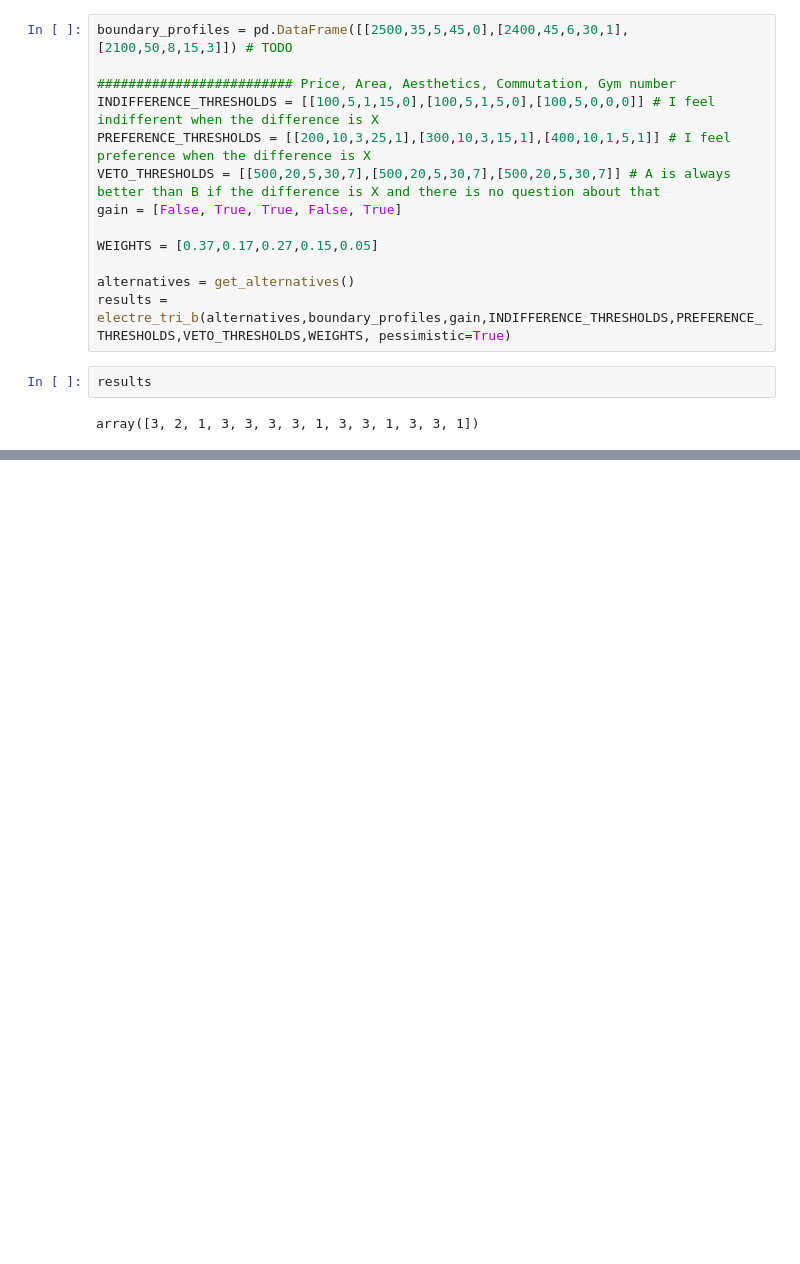
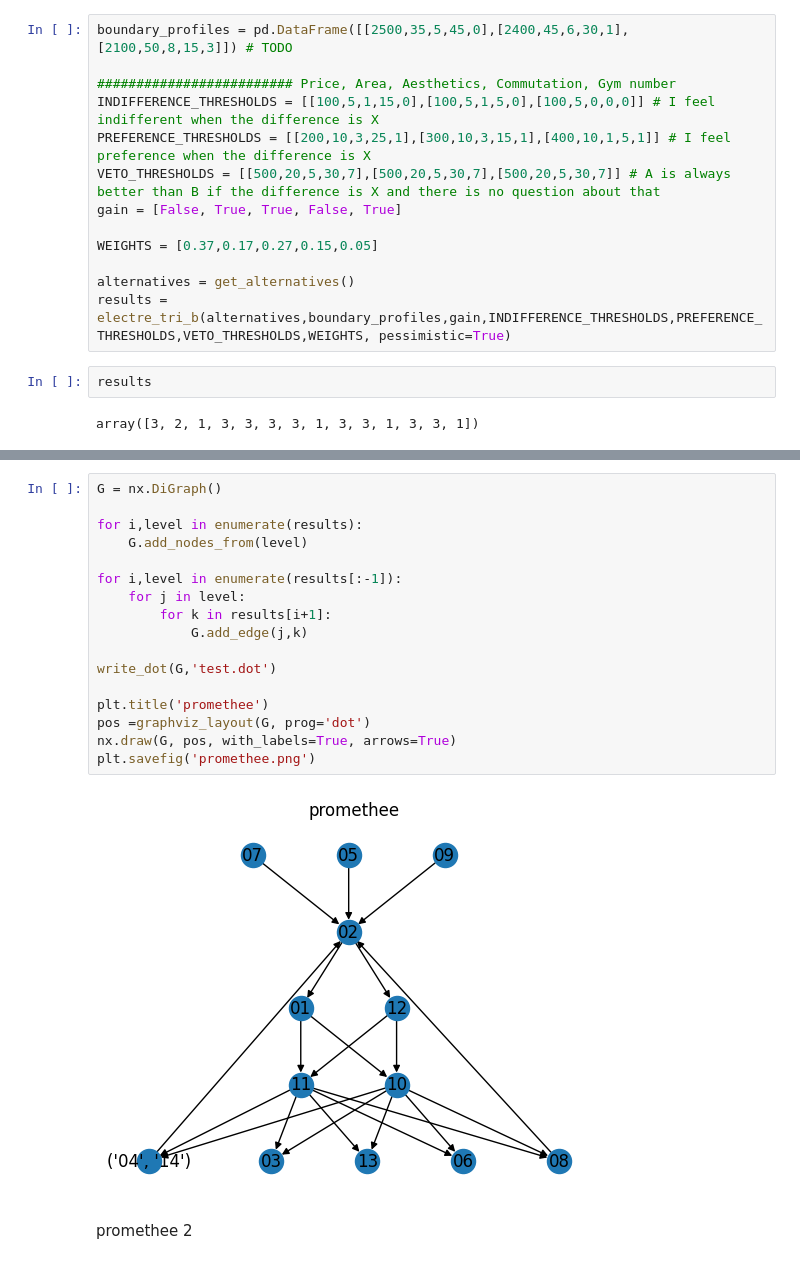
Before and after one commit to krystianMoras/decision_analysis_projects, a Jupyter notebook: notebook.ipynb, the cells around one changed output, grey strips where cells are left out. Saved outputs shown, nothing was run; the diff lists cells and outputs as text; blank space fills up the shorter version.

```diff
--- a/notebook.ipynb
+++ b/notebook.ipynb
@@ -1138,0 +1136,21 @@ plt.savefig('electre_tri_b.png')
+# %%
+G = nx.DiGraph()
+
+for i,level in enumerate(results):
+    G.add_nodes_from(level)
+
+for i,level in enumerate(results[:-1]):
+    for j in level:
+        for k in results[i+1]:
+            G.add_edge(j,k)
+
+write_dot(G,'test.dot')
+
+plt.title('promethee')
+pos =graphviz_layout(G, prog='dot')
+nx.draw(G, pos, with_labels=True, arrows=True)
+plt.savefig('promethee.png')
+# %% [output]
+[figure, added]
+# %% [markdown]
+promethee 2
```
Also changed, not shown: parts of 11 cells of this notebook, 3 other files.
